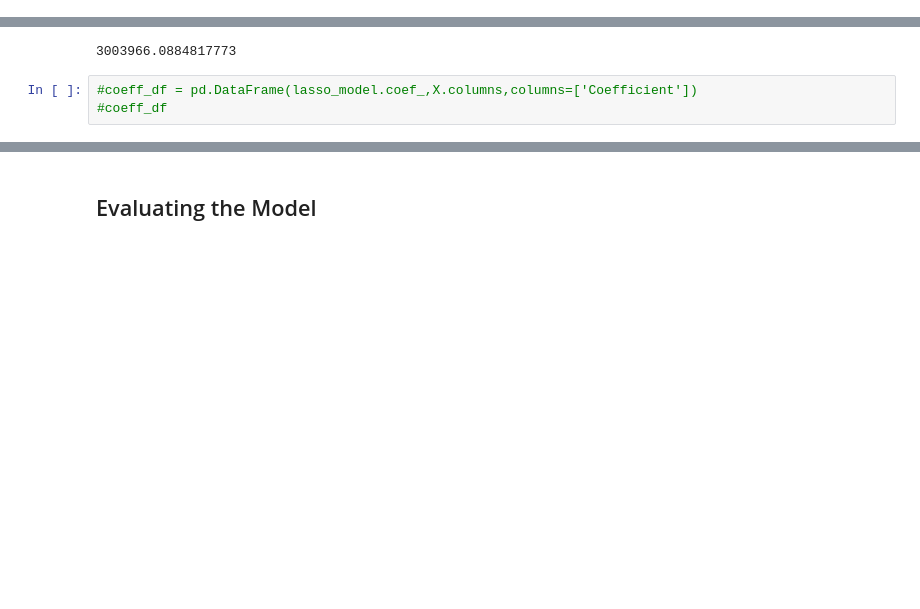
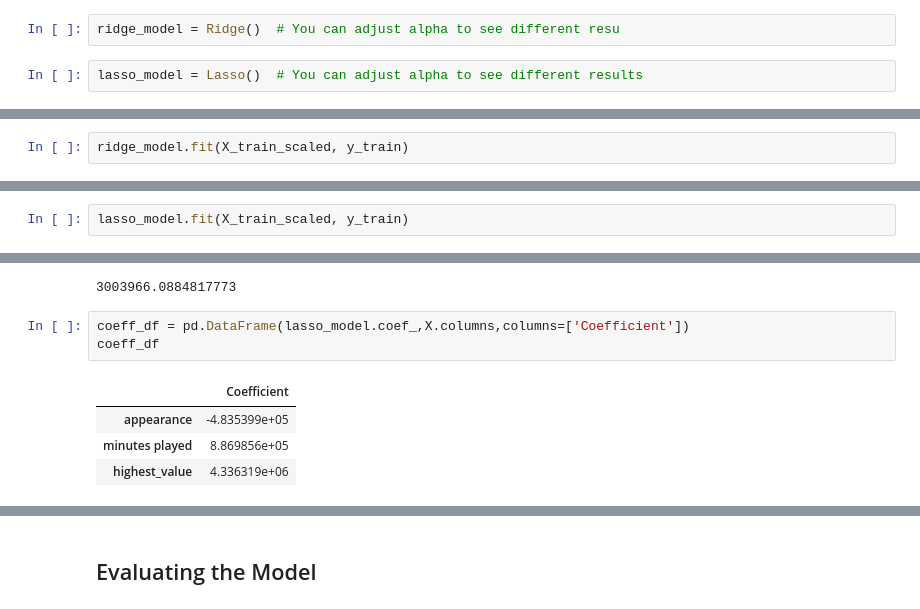
Before and after one commit to mousa-dsc/Usecase-7, a Jupyter notebook: 01 ML - Linear_Regression.ipynb, the cells around one changed output, grey strips where cells are left out. Drawn from its saved outputs; the diff is of its cells as text; blank space fills up the shorter version.

```diff
--- a/01 ML - Linear_Regression.ipynb
+++ b/01 ML - Linear_Regression.ipynb
@@ -332,3 +333,7 @@ X.shape
 ## Buliding the Model
 # %%
 model = LinearRegression()  # Create a LinearRegression model object
+# %%
+ridge_model = Ridge()  # You can adjust alpha to see different resu
+# %%
+lasso_model = Lasso()  # You can adjust alpha to see different results
@@ -339,3 +359,5 @@ model = LinearRegression()  # Create a LinearRegression model object
 model.fit(X_train_scaled, y_train)
 # %% [output]
 LinearRegression()
+# %%
+ridge_model.fit(X_train_scaled, y_train)
@@ -341,0 +366,2 @@ LinearRegression()
+# %%
+lasso_model.fit(X_train_scaled, y_train)
@@ -365,5 +431,10 @@ print(model.intercept_)
 # %% [output]
 3003966.0884817773
 # %%
-#coeff_df = pd.DataFrame(lasso_model.coef_,X.columns,columns=['Coefficient'])
-#coeff_df
+coeff_df = pd.DataFrame(lasso_model.coef_,X.columns,columns=['Coefficient'])
+coeff_df
+# %% [output]
+|  | Coefficient |
+| appearance | -4.835399e+05 |
+| minutes played | 8.869856e+05 |
+| highest_value | 4.336319e+06 |
```
Also changed, not shown: parts of 14 cells of this notebook.
